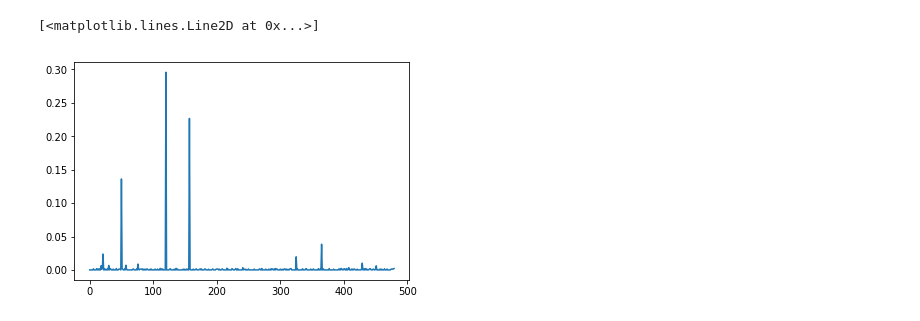
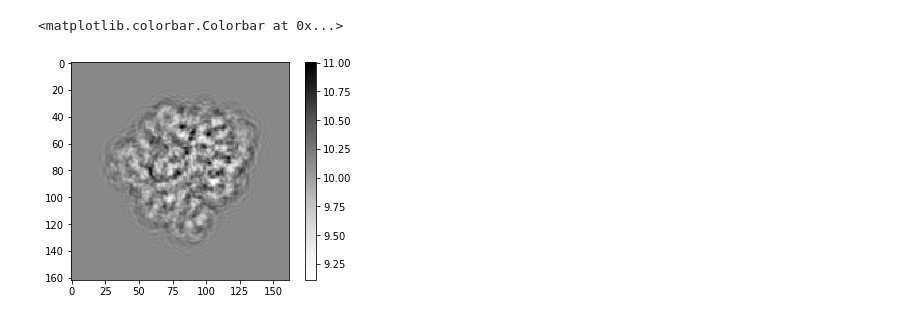
Before and after one commit to slaclab/cryoEM-notebooks, a Jupyter notebook: notebooks/DM_on_particles.ipynb, the cells around one changed output. Saved outputs shown, nothing was run; the diff lists cells and outputs as text; code cells hidden in the pictures.

```diff
--- a/notebooks/DM_on_particles.ipynb
+++ b/notebooks/DM_on_particles.ipynb
@@ -104,5 +23,0 @@ W = dm_affinity_matrix(datar, b, sigma2, alpha)
-# %%
-pyl.plot(W[:,120])
-# %% [output]
-[<matplotlib.lines.Line2D at 0x...>]
-[figure, removed]
@@ -108,0 +41,6 @@ pyl.plot(W[:,120])
+# %%
+plt.imshow(particles[0,...], cmap='Greys')
+plt.colorbar()
+# %% [output]
+<matplotlib.colorbar.Colorbar at 0x...>
+[figure, added]
```
Also changed, not shown: parts of 17 cells of this notebook, 2 other files.
